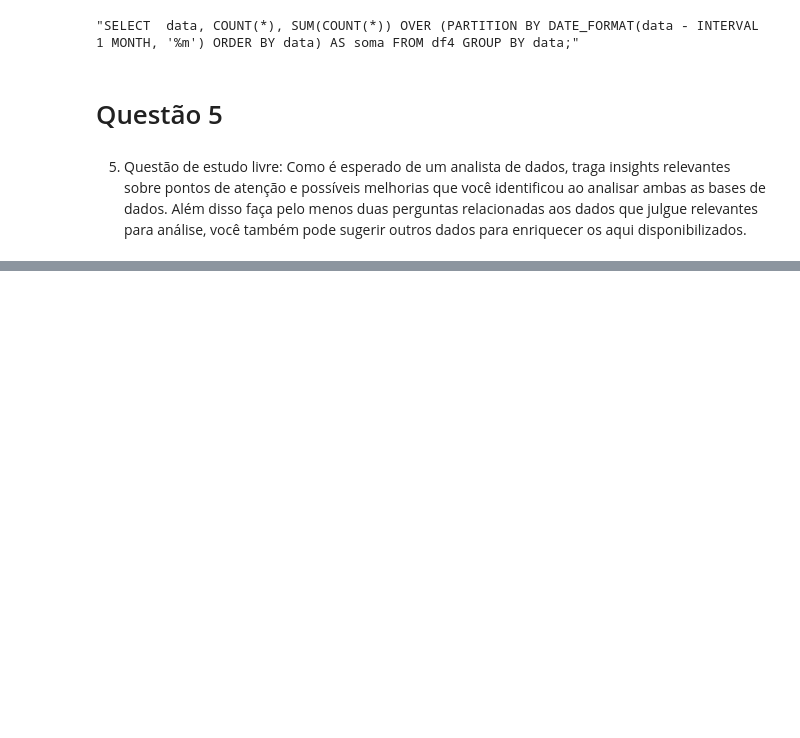
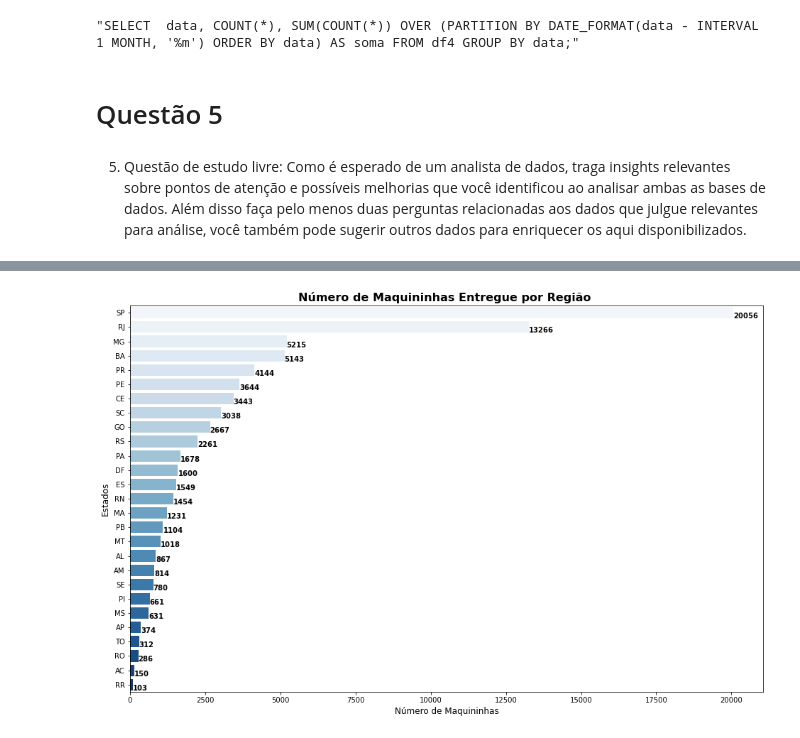
Before and after one commit to rafajovelho/Case3, a Jupyter notebook: Caso_TON.ipynb, the cells around one changed output, grey strips where cells are left out. Saved outputs shown, nothing was run; the diff lists cells and outputs as text; code cells hidden in the pictures; blank space fills up the shorter version.

```diff
--- a/Caso_TON.ipynb
+++ b/Caso_TON.ipynb
@@ -1460,0 +1539,3 @@ query
+# %%
+df6 = df2.copy()
+df6
@@ -1460,0 +1556,3 @@ query
+# %%
+q6 = df6.groupby('endereco_entrega_estado').agg({'id_conta':'count'}).reset_index(drop=False).sort_values('id_conta', ascending = False)
+q6.head(10)
@@ -1460,0 +1571,32 @@ query
+# %%
+# Plot
+plt.figure(figsize = (16,10))
+
+ax = sns.barplot(data = q6, y = q6.endereco_entrega_estado, x = q6.id_conta, palette = 'Blues', orient = 'h')
+plt.title('Número de Maquininhas Entregue por Região ', fontdict = {'fontsize': 16}, weight = 'bold')
+plt.xlabel('Número de Maquininhas', fontdict = {'fontsize': 12})
+plt.ylabel('Estados', fontdict = {'fontsize': 12})
+
+
+
+for i, (p, pr) in enumerate(zip(q6.endereco_entrega_estado, q6.id_conta)):
+
+    # extract the rectangles from ax
+    rectangle = ax.patches[i]
+
+    # get the x for the bar
+    x = rectangle.get_x()
+
+    # get the width
+    width = rectangle.get_width()
+
+    # calculate the label position
+    x_label = x + width
+
+    # use the rectangle x to plot the text and set the ha to right instead of left
+    plt.text(s=pr, x=x_label, y=i, color='black', va="top", ha="left", size=10, weight='bold')
+
+
+plt.show()
+# %% [output]
+[figure, added]
```
Also changed, not shown: parts of 39 cells of this notebook.
